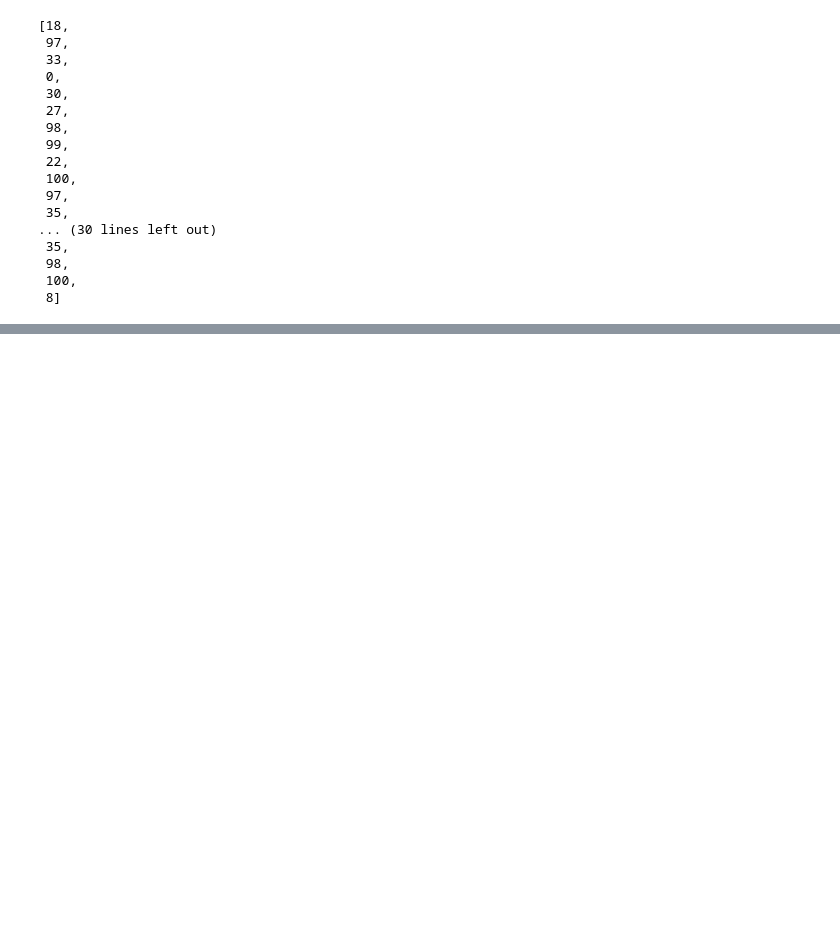
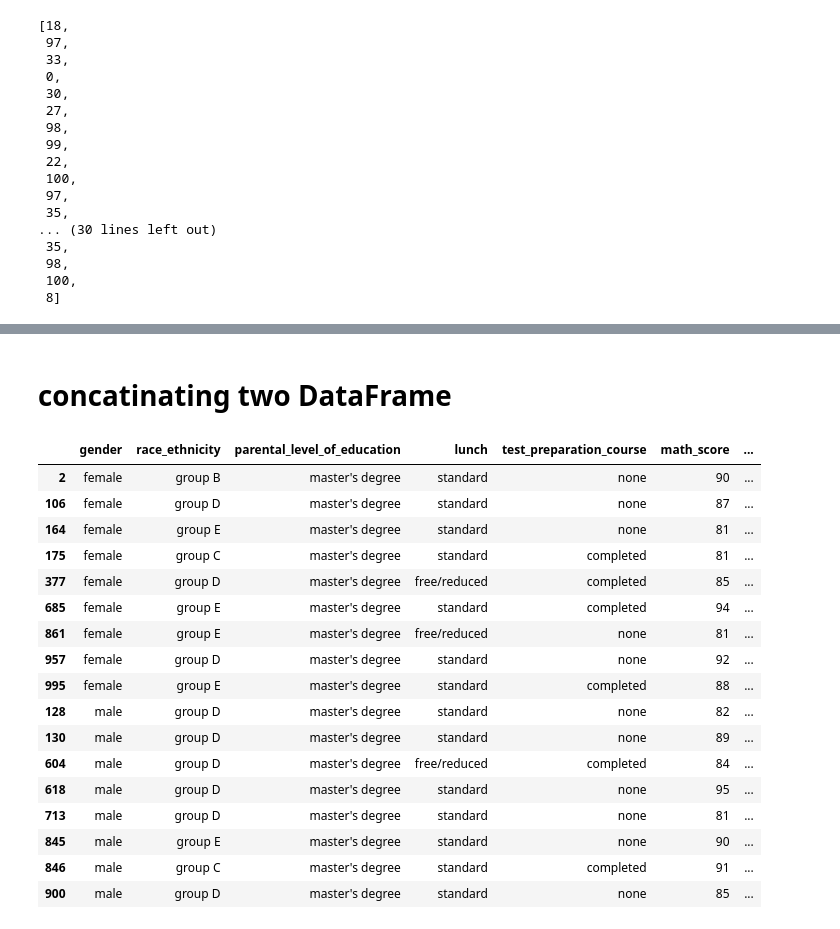
Before and after one commit to rajendra195/playing_with_data, a Jupyter notebook: study.ipynb, the cells around one changed output, grey strips where cells are left out. Cells and saved outputs as stored; diff of their text form; code cells hidden in the pictures; blank space fills up the shorter version.

```diff
--- a/study.ipynb
+++ b/study.ipynb
@@ -102,0 +110,3 @@ plt.show()
+# %%
+genius_female = df[(df["gender"] == "female") & (df["parental_level_of_education"] == "master's degree") & (df["math_score"] > 80)]
+genius_male = df[(df["gender"] == "male") & (df["parental_level_of_education"] == "master's degree") & (df["math_score"] > 80)]
@@ -102,0 +148,25 @@ plt.show()
+# %% [markdown]
+# concatinating two DataFrame
+# %%
+
+genius_in_math_person = pd.concat([genius_female, genius_male])
+genius_in_math_person
+# %% [output]
+|  | gender | race_ethnicity | parental_level_of_education | lunch | test_preparation_course | math_score | ... |
+| 2 | female | group B | master's degree | standard | none | 90 | ... |
+| 106 | female | group D | master's degree | standard | none | 87 | ... |
+| 164 | female | group E | master's degree | standard | none | 81 | ... |
+| 175 | female | group C | master's degree | standard | completed | 81 | ... |
+| 377 | female | group D | master's degree | free/reduced | completed | 85 | ... |
+| 685 | female | group E | master's degree | standard | completed | 94 | ... |
+| 861 | female | group E | master's degree | free/reduced | none | 81 | ... |
+| 957 | female | group D | master's degree | standard | none | 92 | ... |
+| 995 | female | group E | master's degree | standard | completed | 88 | ... |
+| 128 | male | group D | master's degree | standard | none | 82 | ... |
+| 130 | male | group D | master's degree | standard | none | 89 | ... |
+| 604 | male | group D | master's degree | free/reduced | completed | 84 | ... |
+| 618 | male | group D | master's degree | standard | none | 95 | ... |
+| 713 | male | group D | master's degree | standard | none | 81 | ... |
+| 845 | male | group E | master's degree | standard | none | 90 | ... |
+| 846 | male | group C | master's degree | standard | completed | 91 | ... |
+| 900 | male | group D | master's degree | standard | none | 85 | ... |
```
Also changed, not shown: parts of 11 cells of this notebook.
